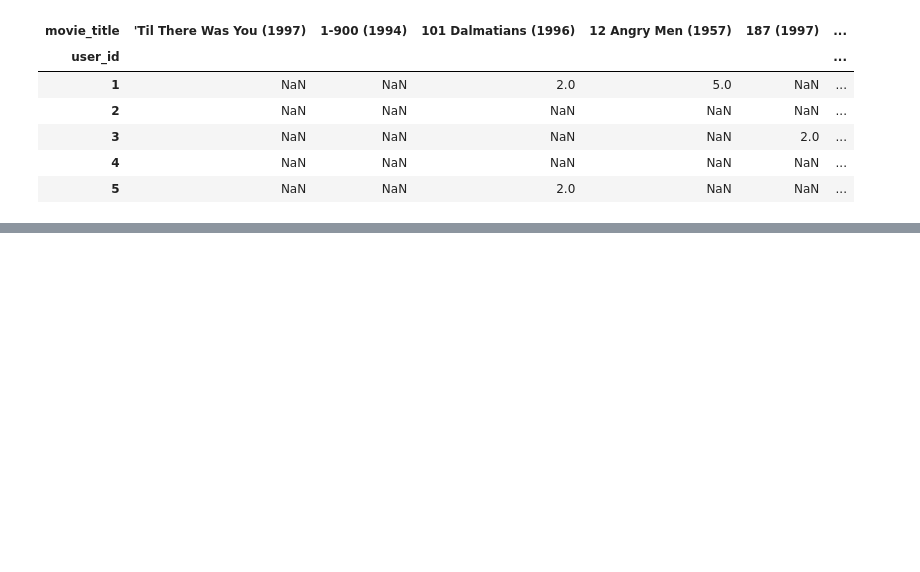
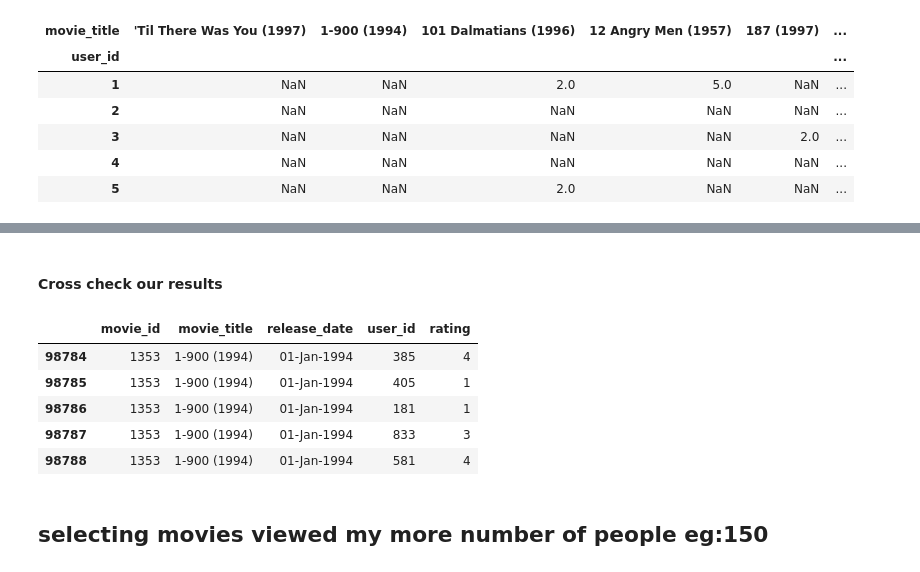
Before and after one commit to Mantej-Singh/Movie-Recommendation, a Jupyter notebook: Recommending Movies.ipynb, the cells around one changed output, grey strips where cells are left out. Saved outputs shown, nothing was run; the diff lists cells and outputs as text; code cells hidden in the pictures; blank space fills up the shorter version.

```diff
--- a/Recommending Movies.ipynb
+++ b/Recommending Movies.ipynb
@@ -129,0 +135,13 @@ dtype: float64
+# %% [markdown]
+#### Cross check our results
+# %%
+ratings[ratings.movie_title=='1-900 (1994)']
+# %% [output]
+|  | movie_id | movie_title | release_date | user_id | rating |
+| 98784 | 1353 | 1-900 (1994) | 01-Jan-1994 | 385 | 4 |
+| 98785 | 1353 | 1-900 (1994) | 01-Jan-1994 | 405 | 1 |
+| 98786 | 1353 | 1-900 (1994) | 01-Jan-1994 | 181 | 1 |
+| 98787 | 1353 | 1-900 (1994) | 01-Jan-1994 | 833 | 3 |
+| 98788 | 1353 | 1-900 (1994) | 01-Jan-1994 | 581 | 4 |
+# %% [markdown]
+## selecting movies viewed my more number of people eg:150
```
Also changed, not shown: parts of 14 cells of this notebook.
